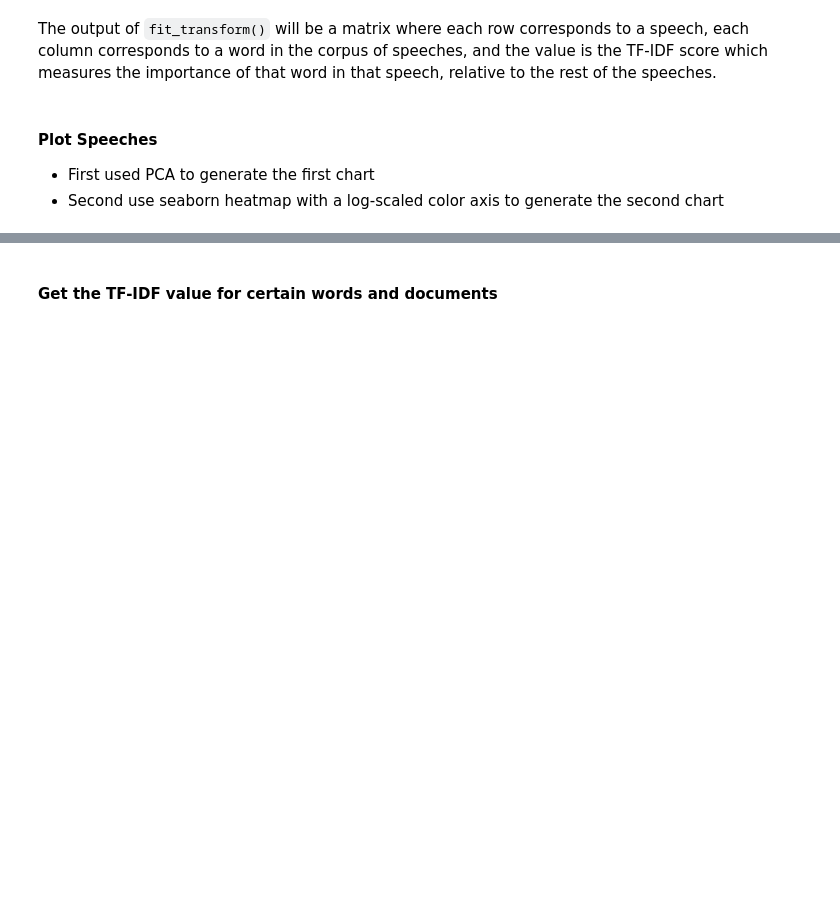
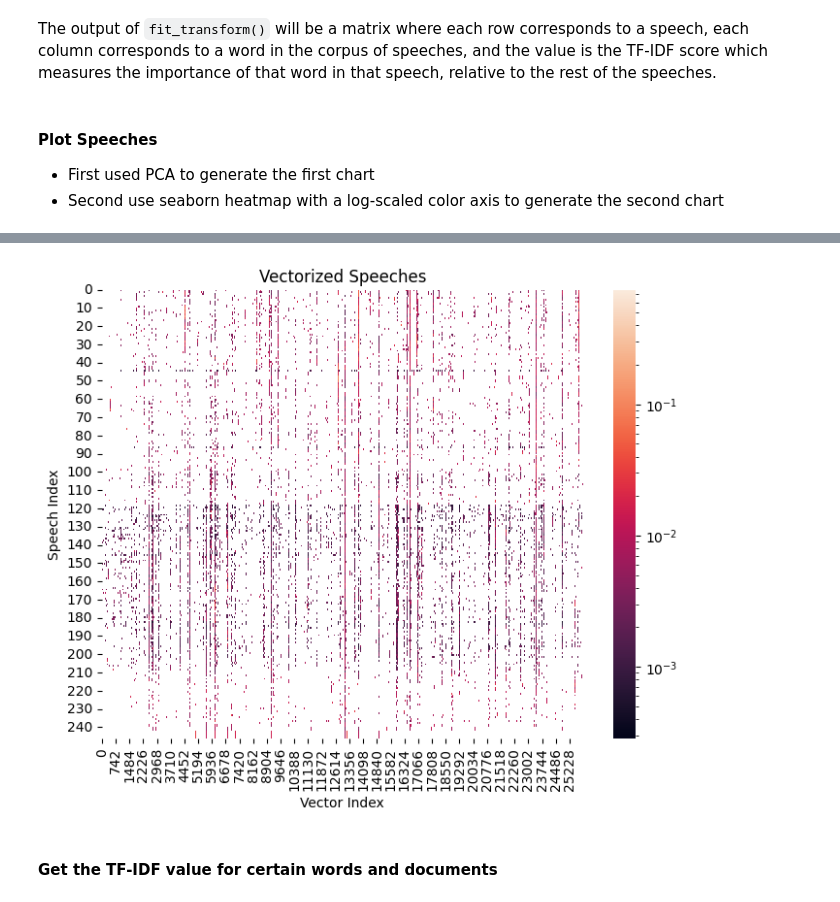
Before and after one commit to UCB-stat-159-f25/proj02-group11, a Jupyter notebook: nlp-P02.ipynb, the cells around one changed output, grey strips where cells are left out. Saved outputs shown, nothing was run; the diff lists cells and outputs as text; code cells hidden in the pictures; blank space fills up the shorter version.

```diff
--- a/nlp-P02.ipynb
+++ b/nlp-P02.ipynb
@@ -166,6 +329,28 @@ The output of `fit_transform()` will be a matrix where each row corresponds to a
 # %%
 # Hint - vectorized_docs is a sparse matrix whose rows are speeches and columns are tokens, with each
 # value being a TF-IDF score. Densify this array first, and then plot using seaborn.
+from matplotlib.colors import LogNorm
+import matplotlib
+import numpy as np
+dense = tfidf_vectors.toarray()
+df_heatmap = pd.DataFrame(dense)
+df_heatmap.columns = range(df_heatmap.shape[1])
+
+plt.figure(figsize=(8, 6))
+
+ax = sns.heatmap(
+    df_heatmap,
+    norm=LogNorm(),
+)
+ax.set_yticks(np.arange(0, df_heatmap.shape[0], 10))
+ax.set_yticklabels(np.arange(0, df_heatmap.shape[0], 10))
+
+plt.title("Vectorized Speeches")
+plt.xlabel("Vector Index")
+plt.ylabel("Speech Index")
+plt.show()
+# %% [output]
+[figure, added]
 # %% [markdown]
 #### Get the TF-IDF value for certain words and documents
 # %%
```
Also changed, not shown: parts of 21 cells of this notebook, 2 other files.
